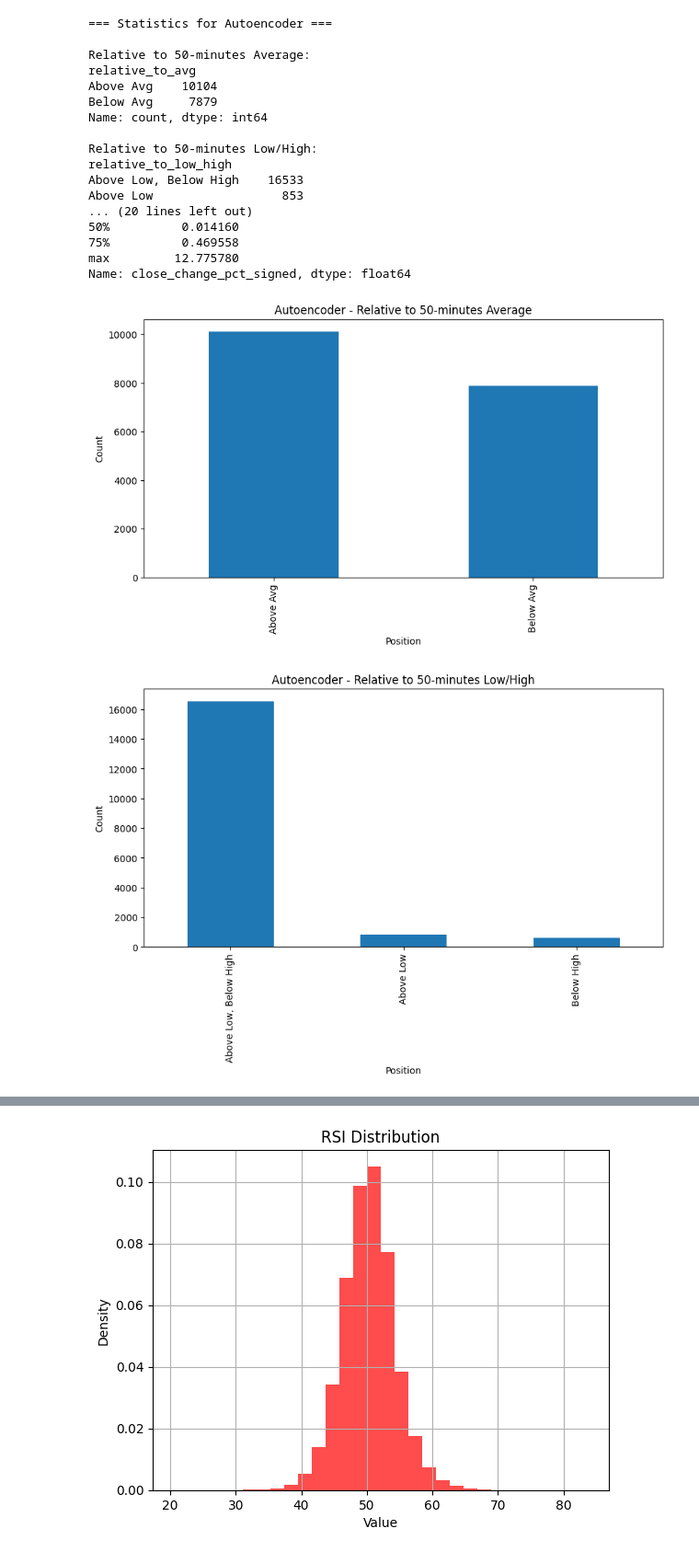
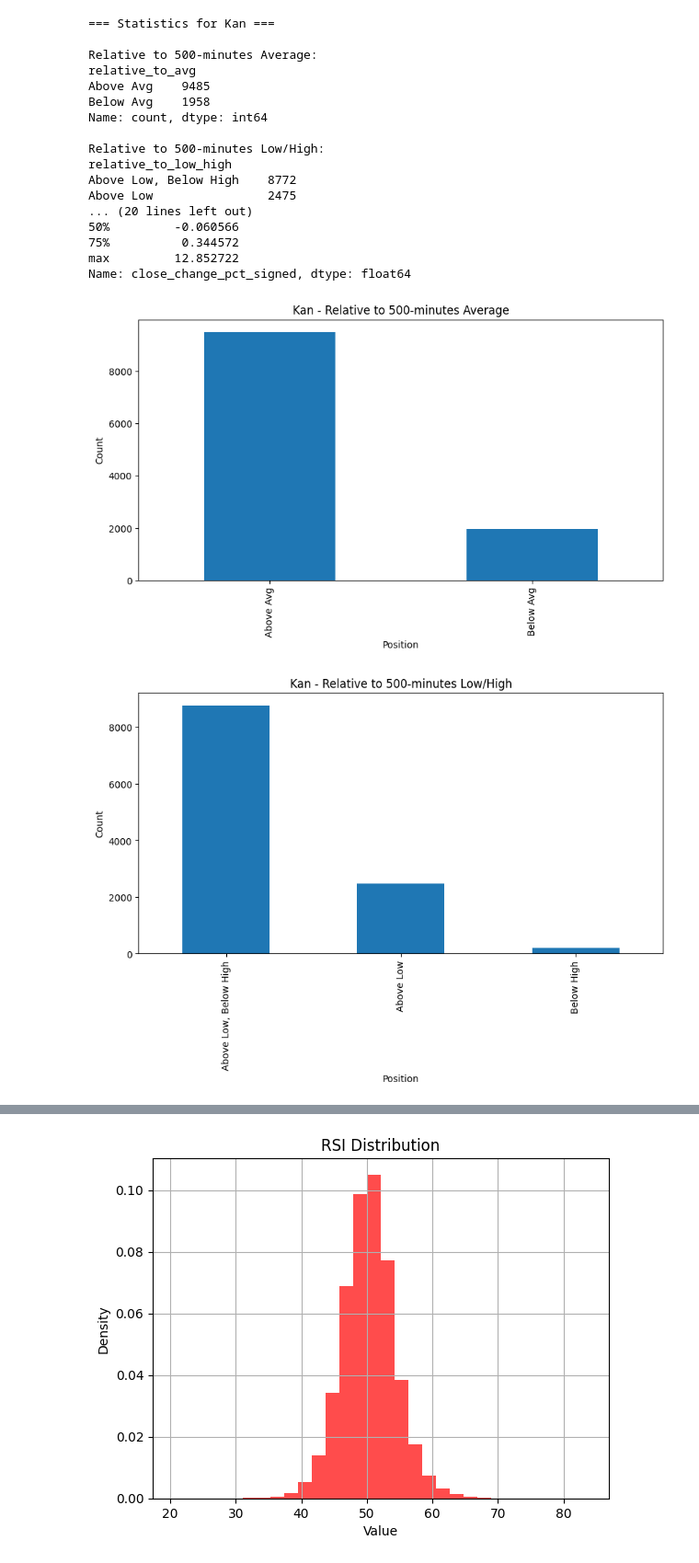
Before and after one commit to alemishch/trading_models, a Jupyter notebook: anomaly/unified_anomaly.ipynb, the cells around one changed output, grey strips where cells are left out. Shown at 92% size. Cells and saved outputs as stored; diff of their text form; code cells hidden in the pictures.

```diff
--- a/anomaly/unified_anomaly.ipynb
+++ b/anomaly/unified_anomaly.ipynb
@@ -991,7 +1218,7 @@ def compute_statistics(results_df, model_name):
     plt.show()
 # %%
 #model_names = ['autoencoder', 'cnnautoencoder', 'lstm', 'cnn', 'stackvaeg', 'omnianomaly', 'egads', 'kan'] ######
-model_names = ['autoencoder']
+model_names = ['kan']
 model_params = {
     'autoencoder': {
         'input_size': sequence_length * 1,
@@ -1032,14 +1259,13 @@ model_params = {
         'hidden_dims': [32, 16]
     },
     'kan': {
-        'in_feat': 1,      # input feature dimension
-        'hidden_feat': 64, # hidden dimension
-        'out_feat': 1,     # predict a single scalar
-        'grid_feat': 50,
+        'in_feat': 1,
+        'hidden_feat': 64,
+        'out_feat': 1,
         'num_layers': 2,
         'use_bias': True,
         'dropout': 0.3
-    }
+    },
 }
 # %%
 train_initial_length = pd.DateOffset(months=6)
@@ -1051,12 +1277,14 @@ end_date = pd.Timestamp('2021-12-31 23:59:00')
 
 combined_test_dates = []
 combined_scores = {}
+combined_predictions = {}
 combined_anomalies = {}
 original_prices_buffer = []
 
 for model_name in model_names:
     combined_scores[model_name] = []
     combined_anomalies[model_name] = []
+    combined_predictions[model_name] = []
 
 current_train_start = start_date
 current_train_end = current_train_start + train_initial_length
@@ -1160,4 +1403,9 @@ for model_name, scores in combined_scores.items():
 
     np.save(f"{model_name}_combined_scores_3m_20202021full.npy", scores_array)
     print(f"Saved combined_scores for {model_name} to {model_name}_combined_scores.npy")
+
+for model_name, preds in combined_predictions.items():
+    preds_array = np.array(preds)
+    np.save(f"{model_name}_combined_preds_3m.npy", preds_array)
+    print(f"Saved combined_predictions for {model_name} to {model_name}_combined_preds_3m.npy")
 # %% [output]
@@ -1164,0 +1414,12 @@ Saved combined_scores for autoencoder to autoencoder_combined_scores.npy
+# %%
+for filename in os.listdir():
+    if filename.endswith("_combined_scores_3m_20202021full.npy"):
+        model_name = filename.replace("_combined_scores_3m_20202021full.npy", "")
+        combined_scores[model_name] = np.load(filename, allow_pickle=True)
+        print(f"Loaded combined_scores for {model_name} from {filename}")
+
+for filename in os.listdir():
+    if filename.endswith("_combined_preds_3m.npy"):
+        model_name = filename.replace("_combined_preds_3m.npy", "")
+        combined_predictions[model_name] = np.load(filename, allow_pickle=True)
+        print(f"Loaded combined_predictions for {model_name} from {filename}")
@@ -1188,7 +1455,7 @@ for model_name in model_names:
 
             if rank >= percentile:
                 rolling_anomalies[i] = True
-        elif mode == 'stdd':
+        elif mode == 'std':
             deviation = deviation_from_mean(window_slice[-99:], current_score)
             rolling_stds[i] = deviation
 
@@ -1240,7 +1507,7 @@ for model_name in model_names:
         capital_history = simulate_trading_std(
             model_name=model_name,
             price_data=original_data_sorted.loc[combined_test_dates, 'close'],
-            rsi_data=original_data_sorted.loc[combined_test_dates, 'rsi'],
+            rsi_data=original_data_sorted.loc[combined_test_dates, 'MA'],
             scores=scores,
             rolling_anomalies=rolling_anomalies,
             num_std=num_std,
@@ -1265,19 +1532,19 @@ Found 18007 anomalies using rolling percentile = 99.5
-=== Statistics for Autoencoder ===
+=== Statistics for Kan ===
 
-Relative to 50-minutes Average:
+Relative to 500-minutes Average:
 relative_to_avg
-Above Avg    10104
-Below Avg     7879
+Above Avg    9485
+Below Avg    1958
 Name: count, dtype: int64
 
-Relative to 50-minutes Low/High:
+Relative to 500-minutes Low/High:
 relative_to_low_high
-Above Low, Below High    16533
-Above Low                  853
+Above Low, Below High    8772
+Above Low                2475
 ... (20 lines left out)
-50%          0.014160
-75%          0.469558
-max         12.775780
+50%         -0.060566
+75%          0.344572
+max         12.852722
 Name: close_change_pct_signed, dtype: float64
-[figure, old version]
+[figure, new version]
-[figure, old version]
+[figure, new version]
```
Also changed, not shown: parts of 18 cells of this notebook.
